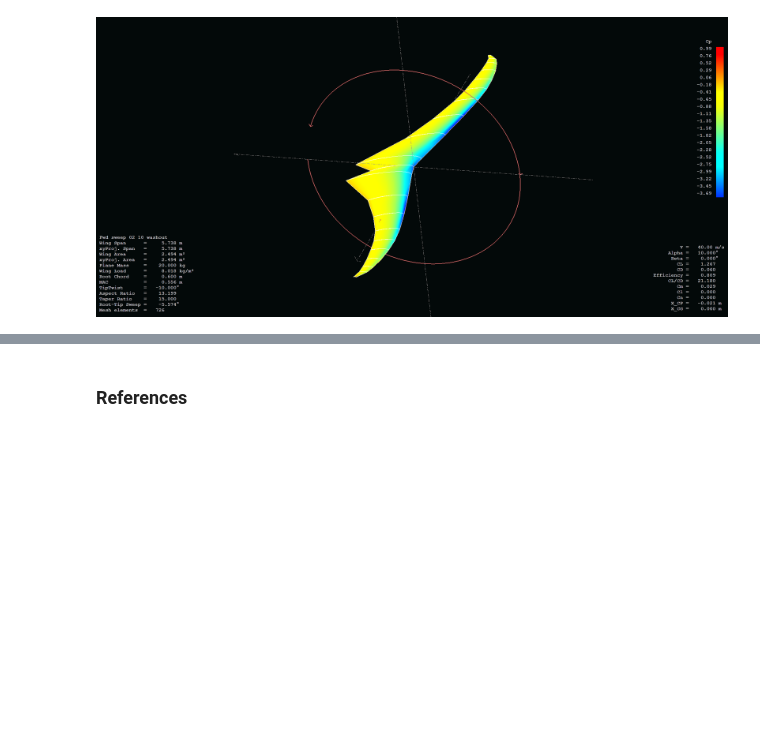
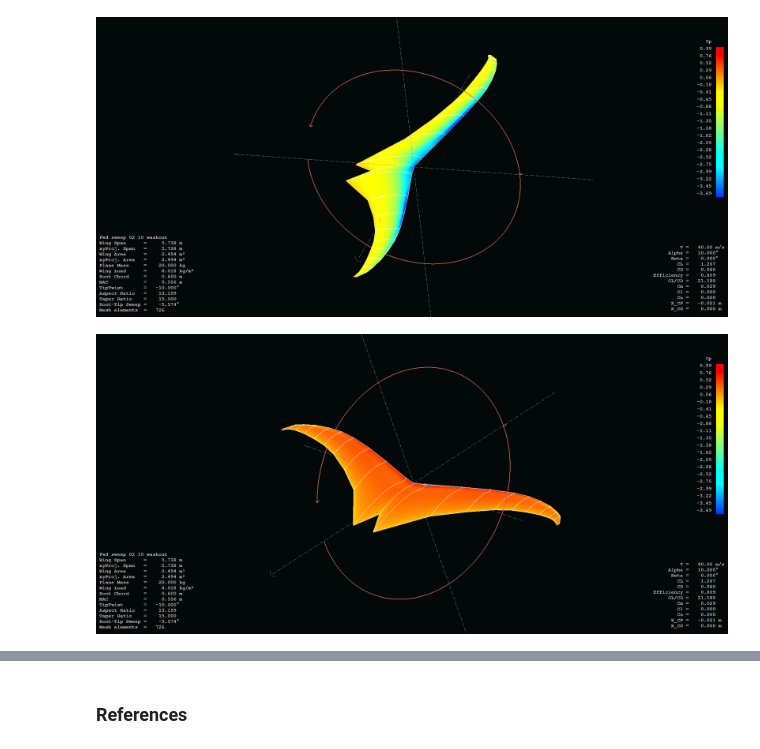
Before and after one commit to colinparker/Pterosaur, a Jupyter notebook: parker_pterosaur.ipynb, the cells around one changed output, grey strips where cells are left out. Drawn from its saved outputs; the diff is of its cells as text; code cells hidden in the pictures; blank space fills up the shorter version.

```diff
--- a/parker_pterosaur.ipynb
+++ b/parker_pterosaur.ipynb
@@ -15,6 +14,12 @@ from IPython.display import Latex as la
 # %%
+
+
+toppanel=Image(filename='C:/Users/Colin/Documents/GitHub/Pterosaur/Resources/toppanel.png')
+bottompanel=Image(filename='C:/Users/Colin/Documents/GitHub/Pterosaur/Resources/bottompanel.png')
+topVLM=Image(filename='C:/Users/Colin/Documents/GitHub/Pterosaur/Resources/topVLM.png')
+bottomVLM=Image(filename='C:/Users/Colin/Documents/GitHub/Pterosaur/Resources/bottomVLM.png')
+
 figure8=Image(filename='C:/Users/Colin/Documents/GitHub/Pterosaur/Resources/figure8.png')
-toppanel=Image(filename='C:/Users/Colin/Documents/GitHub/Pterosaur/Resources/toppanel.png')
 VLM1=Image(filename='C:/Users/Colin/Documents/GitHub/Pterosaur/Resources/VLM1.png')
 VLM2=Image(filename='C:/Users/Colin/Documents/GitHub/Pterosaur/Resources/VLM2.png')
 VLM1vortex=Image(filename='C:/Users/Colin/Documents/GitHub/Pterosaur/Resources/VLM1vortex.png')
@@ -255,3 +264,7 @@ plt.legend(bbox_to_anchor=(1.05, 1), loc=2, borderaxespad=0.)
 toppanel
 # %% [output]
 [figure]
+# %%
+bottompanel
+# %% [output]
+[figure, added]
```
Also changed, not shown: parts of 6 cells of this notebook.
